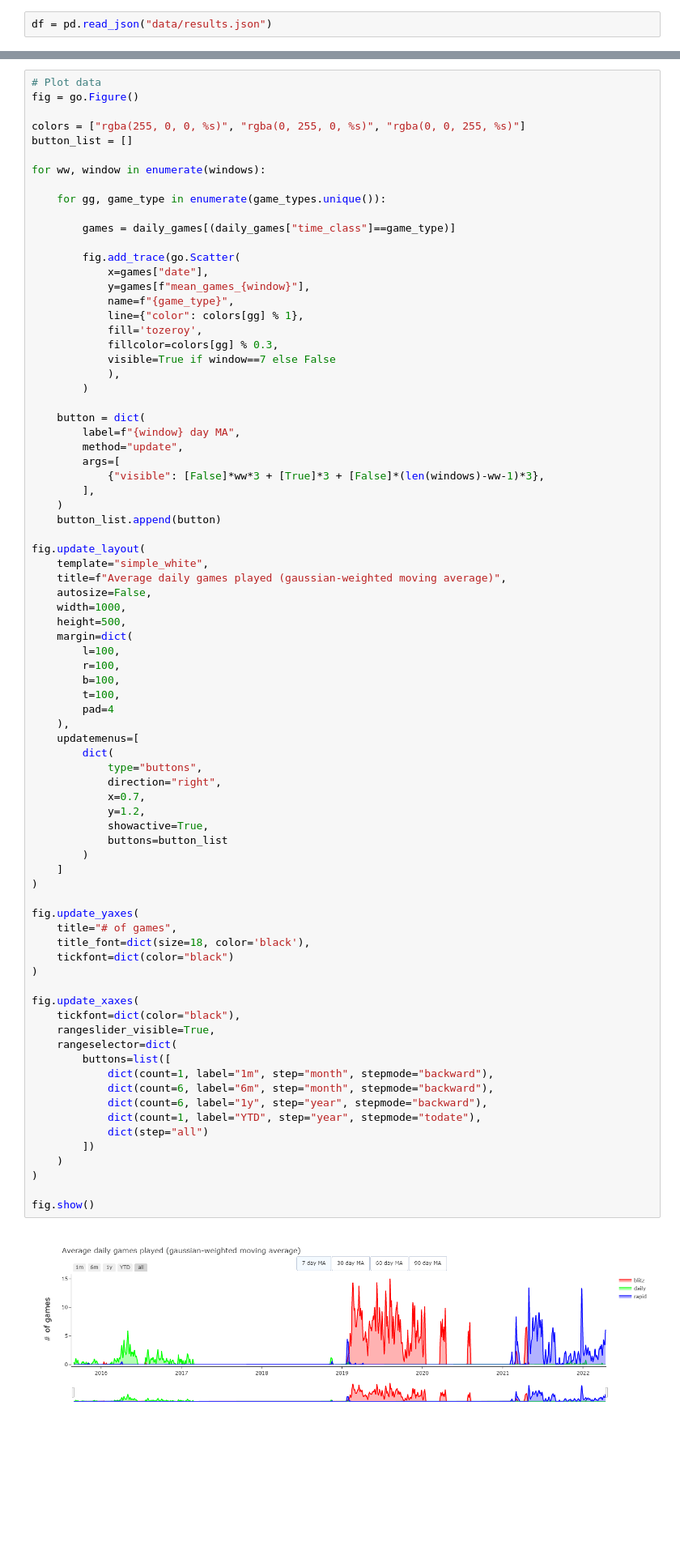
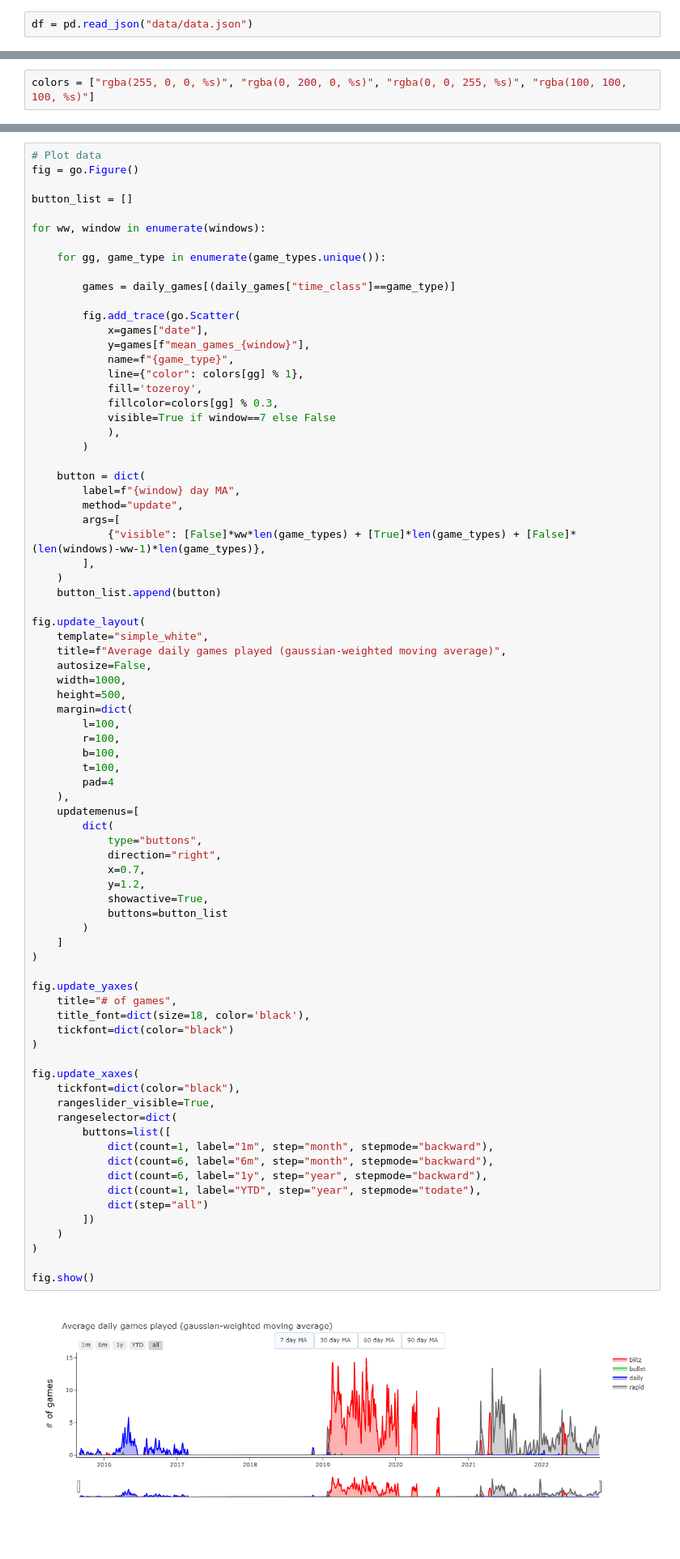
Before and after one commit to stuart-watt/chess_scraper, a Jupyter notebook: analyse_games.ipynb, the cells around one changed output, grey strips where cells are left out. Shown at 81% size. Drawn from its saved outputs; the diff is of its cells as text; blank space fills up the shorter version.

```diff
--- a/analyse_games.ipynb
+++ b/analyse_games.ipynb
@@ -12,7 +12,7 @@ import requests
 import json
 from datetime import datetime, timedelta
 # %%
-df = pd.read_json("data/results.json")
+df = pd.read_json("data/data.json")
 # %%
 df
 # %% [output]
@@ -32,3 +32,5 @@ df
+# %%
+colors = ["rgba(255, 0, 0, %s)", "rgba(0, 200, 0, %s)", "rgba(0, 0, 255, %s)", "rgba(100, 100, 100, %s)"]
 # %% [markdown]
 ## What do I want to know?
 What game styles have I played the most?
@@ -75,7 +77,6 @@ for window in windows:
 # Plot data
 fig = go.Figure()
 
-colors = ["rgba(255, 0, 0, %s)", "rgba(0, 255, 0, %s)", "rgba(0, 0, 255, %s)"]
 button_list = []
 
 for ww, window in enumerate(windows):
@@ -99,7 +100,7 @@ for ww, window in enumerate(windows):
         label=f"{window} day MA",
         method="update",
         args=[
-            {"visible": [False]*ww*3 + [True]*3 + [False]*(len(windows)-ww-1)*3},
+            {"visible": [False]*ww*len(game_types) + [True]*len(game_types) + [False]*(len(windows)-ww-1)*len(game_types)},
         ],
     )
     button_list.append(button)
@@ -124,34 +125,34 @@ fig.update_layout(
             x=0.7,
             y=1.2,
             showactive=True,
             buttons=button_list
         )
     ]
 )
 
 fig.update_yaxes(
     title="# of games",
     title_font=dict(size=18, color='black'),
     tickfont=dict(color="black")
 )
 
 fig.update_xaxes(
     tickfont=dict(color="black"),
     rangeslider_visible=True,
     rangeselector=dict(
         buttons=list([
             dict(count=1, label="1m", step="month", stepmode="backward"),
             dict(count=6, label="6m", step="month", stepmode="backward"),
             dict(count=6, label="1y", step="year", stepmode="backward"),
             dict(count=1, label="YTD", step="year", stepmode="todate"),
             dict(step="all")
         ])
     )
 )
 
 fig.show()
 # %% [output]
-[figure, old version]
+[figure, new version]
 # %% [markdown]
 ## Plot distribution of games played, won, lost and drew, throughout the day
 # %%
```
Also changed, not shown: parts of 7 cells of this notebook, 5 other files.
